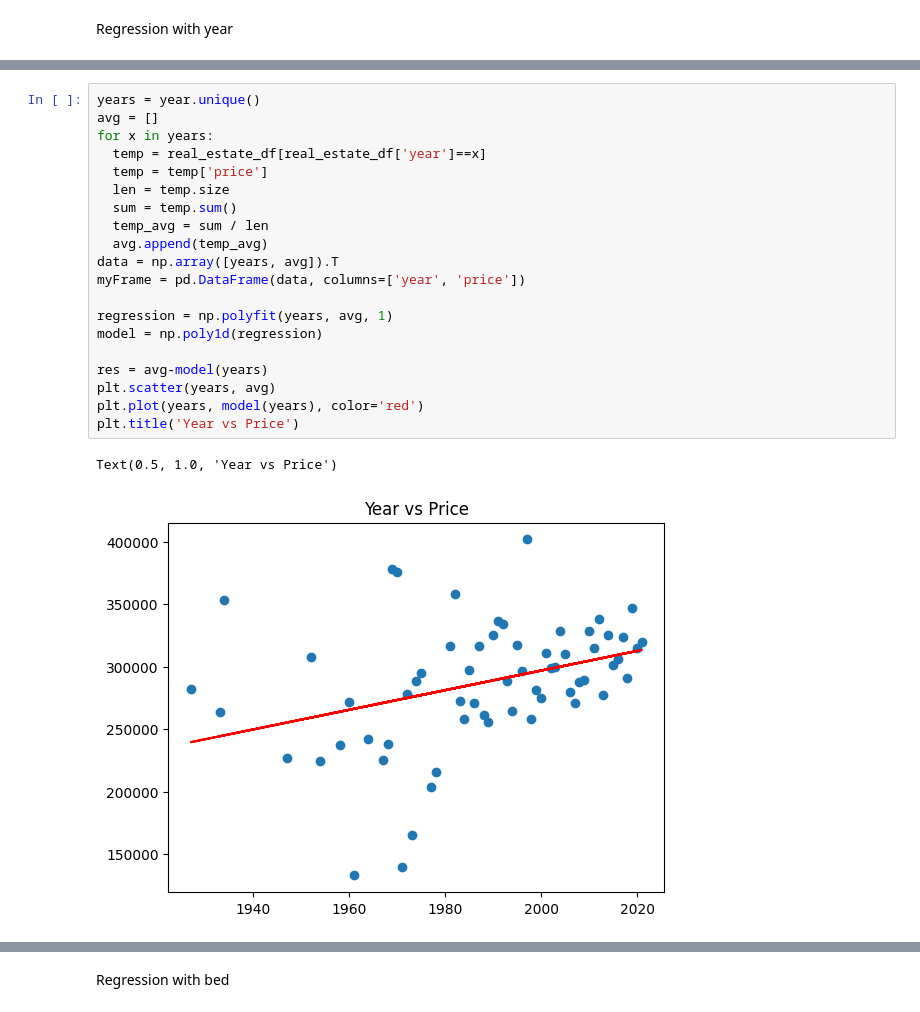
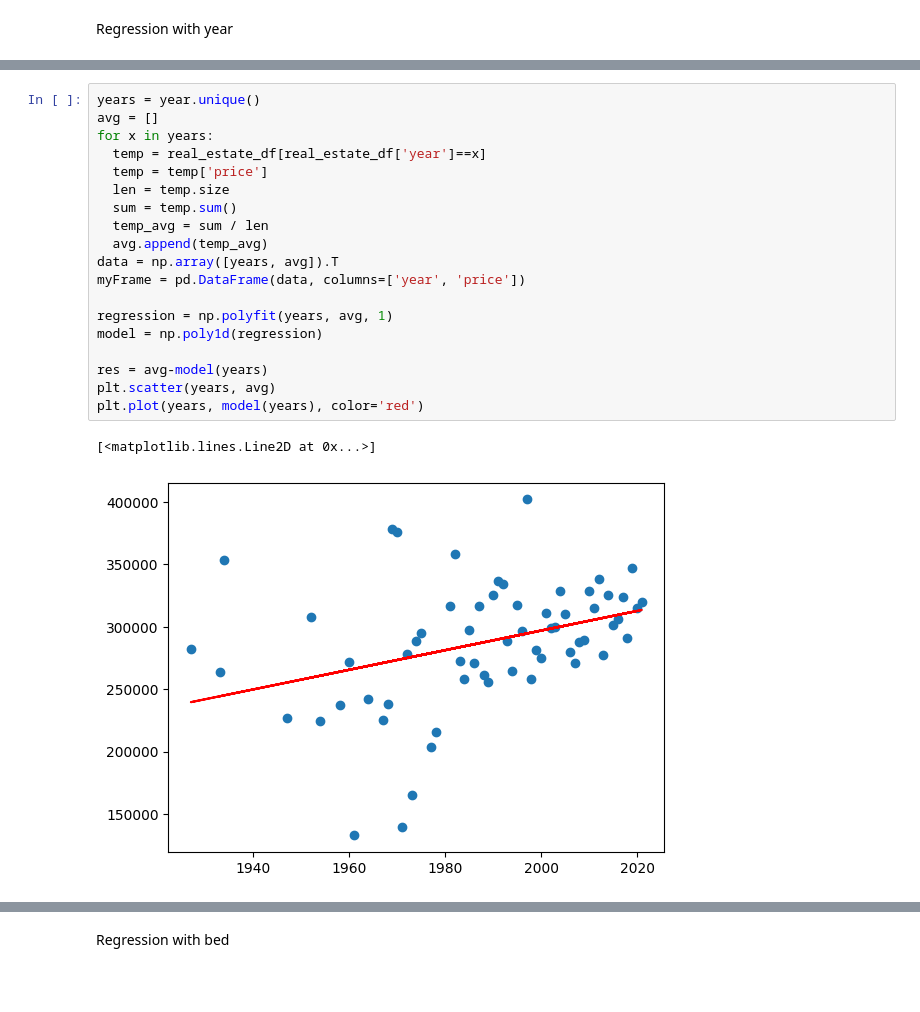
Before and after one commit to DavMark2909/hw6, a Jupyter notebook: HW6-2 copy.ipynb, the cells around one changed output, grey strips where cells are left out. Saved outputs shown, nothing was run; the diff lists cells and outputs as text; blank space fills up the shorter version.

```diff
--- a/HW6-2 copy.ipynb
+++ b/HW6-2 copy.ipynb
@@ -49,26 +48,25 @@ Text(0.5, 1.0, 'Year vs Price')
 # %%
 years = year.unique()
 avg = []
 for x in years:
   temp = real_estate_df[real_estate_df['year']==x]
   temp = temp['price']
   len = temp.size
   sum = temp.sum()
   temp_avg = sum / len
   avg.append(temp_avg)
 data = np.array([years, avg]).T
 myFrame = pd.DataFrame(data, columns=['year', 'price'])
 
 regression = np.polyfit(years, avg, 1)
 model = np.poly1d(regression)
 
 res = avg-model(years)
 plt.scatter(years, avg)
 plt.plot(years, model(years), color='red')
-plt.title('Year vs Price')
 # %% [output]
-Text(0.5, 1.0, 'Year vs Price')
+[<matplotlib.lines.Line2D at 0x...>]
-[figure, old version]
+[figure, new version]
 # %%
 # generating data for the future
 max= 2021
```
Also changed, not shown: parts of 9 cells of this notebook.
